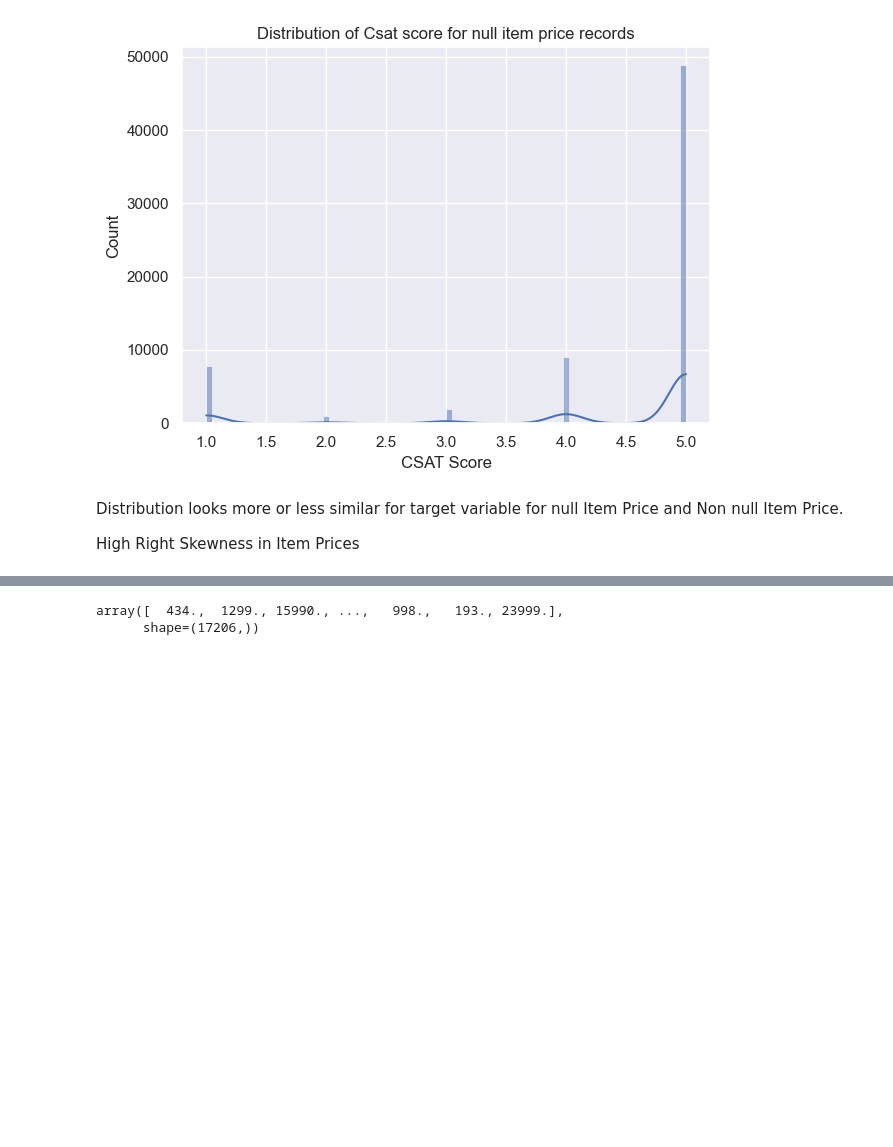
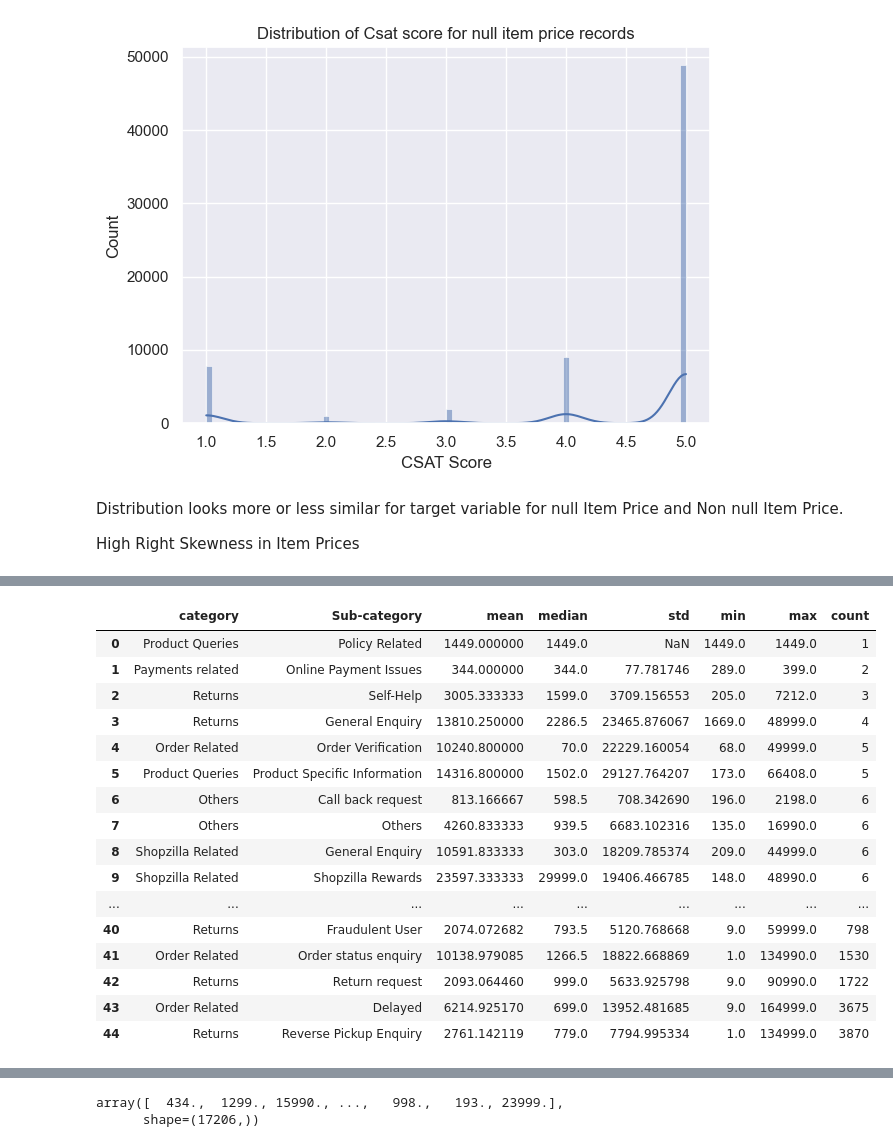
Before and after one commit to AnkurBhatt07/Customer-Satisfaction-Score-Prediction-using-ML-DL, a Jupyter notebook: notebooks/data_analysis1.ipynb, the cells around one changed output, grey strips where cells are left out. Drawn from its saved outputs; the diff is of its cells as text; code cells hidden in the pictures; blank space fills up the shorter version.

Commit message:
Updated ItemPrice Imputation

```diff
--- a/notebooks/data_analysis1.ipynb
+++ b/notebooks/data_analysis1.ipynb
@@ -923,3 +923,8 @@ plt.show()
 Distribution looks more or less similar for target variable for null Item Price and Non null Item Price.
 
 High Right Skewness in Item Prices
+# %%
+# the data subset where item price is not null
+non_null_price_data = data.loc[data[feature].notna() , :]
+# the data subset where item price is null
+null_price_data = data.loc[data[feature].isna() , :]
@@ -925,0 +1023,39 @@ High Right Skewness in Item Prices
+# %%
+# without channel_name
+group_stats2 = (
+    non_null_price_data.groupby([
+        # "channel_name",
+        "category",
+        "Sub-category",
+        # "Product_category"
+    ])["Item_price"]
+    .agg([
+        "mean",
+        "median",
+        "std",
+        "min",
+        "max",
+        "count"
+    ])
+    .reset_index()
+)
+group_stats2 = group_stats2.sort_values("count", ascending=True).reset_index(drop = True)
+group_stats2
+# %% [output]
+|  | category | Sub-category | mean | median | std | min | max | count |
+| 0 | Product Queries | Policy Related | 1449.000000 | 1449.0 | NaN | 1449.0 | 1449.0 | 1 |
+| 1 | Payments related | Online Payment Issues | 344.000000 | 344.0 | 77.781746 | 289.0 | 399.0 | 2 |
+| 2 | Returns | Self-Help | 3005.333333 | 1599.0 | 3709.156553 | 205.0 | 7212.0 | 3 |
+| 3 | Returns | General Enquiry | 13810.250000 | 2286.5 | 23465.876067 | 1669.0 | 48999.0 | 4 |
+| 4 | Order Related | Order Verification | 10240.800000 | 70.0 | 22229.160054 | 68.0 | 49999.0 | 5 |
+| 5 | Product Queries | Product Specific Information | 14316.800000 | 1502.0 | 29127.764207 | 173.0 | 66408.0 | 5 |
+| 6 | Others | Call back request | 813.166667 | 598.5 | 708.342690 | 196.0 | 2198.0 | 6 |
+| 7 | Others | Others | 4260.833333 | 939.5 | 6683.102316 | 135.0 | 16990.0 | 6 |
+| 8 | Shopzilla Related | General Enquiry | 10591.833333 | 303.0 | 18209.785374 | 209.0 | 44999.0 | 6 |
+| 9 | Shopzilla Related | Shopzilla Rewards | 23597.333333 | 29999.0 | 19406.466785 | 148.0 | 48990.0 | 6 |
+| ... | ... | ... | ... | ... | ... | ... | ... | ... |
+| 40 | Returns | Fraudulent User | 2074.072682 | 793.5 | 5120.768668 | 9.0 | 59999.0 | 798 |
+| 41 | Order Related | Order status enquiry | 10138.979085 | 1266.5 | 18822.668869 | 1.0 | 134990.0 | 1530 |
+| 42 | Returns | Return request | 2093.064460 | 999.0 | 5633.925798 | 9.0 | 90990.0 | 1722 |
+| 43 | Order Related | Delayed | 6214.925170 | 699.0 | 13952.481685 | 9.0 | 164999.0 | 3675 |
+| 44 | Returns | Reverse Pickup Enquiry | 2761.142119 | 779.0 | 7794.995334 | 1.0 | 134999.0 | 3870 |
```
Also changed, not shown: parts of 10 cells of this notebook, 3 other files.
